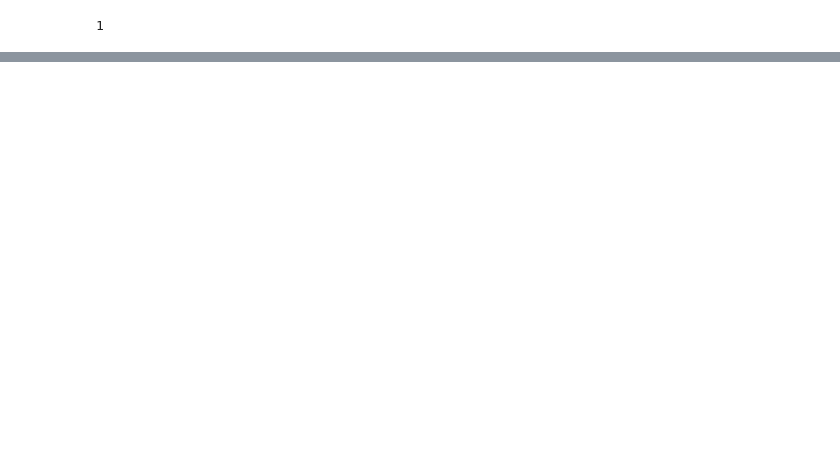
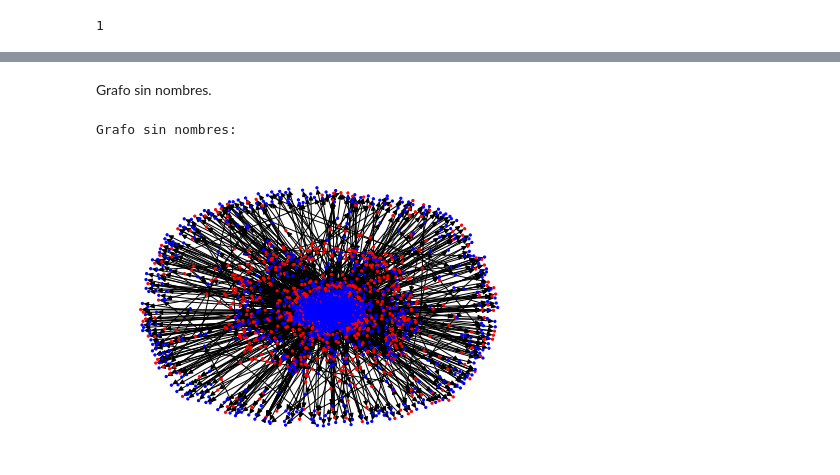
Before and after one commit to NilhDD/redes-metabolicas, a Jupyter notebook: Grafos.ipynb, the cells around one changed output, grey strips where cells are left out. Drawn from its saved outputs; the diff is of its cells as text; code cells hidden in the pictures; blank space fills up the shorter version.

Commit message:
Visualizacion

```diff
--- a/Grafos.ipynb
+++ b/Grafos.ipynb
@@ -107,0 +112,10 @@ print(nx.number_weakly_connected_components(G))
+# %%
+colores=[]
+
+for i in G.nodes():
+  if i in nodos_metabolitos:
+    colores.append('red')
+  elif i in nodos_reacciones:
+    colores.append('blue')
+  else:
+    print(f"El nodo {} no esta en ningun conjunto.")
@@ -107,0 +133,9 @@ print(nx.number_weakly_connected_components(G))
+# %% [markdown]
+Grafo sin nombres.
+# %%
+print("Grafo sin nombres:")
+nx.draw_spring(G, node_color=colores, with_labels=False, node_size=5, font_size=10)
+plt.show()
+# %% [output]
+Grafo sin nombres:
+[figure, added]
```
Also changed, not shown: parts of 10 cells of this notebook.
